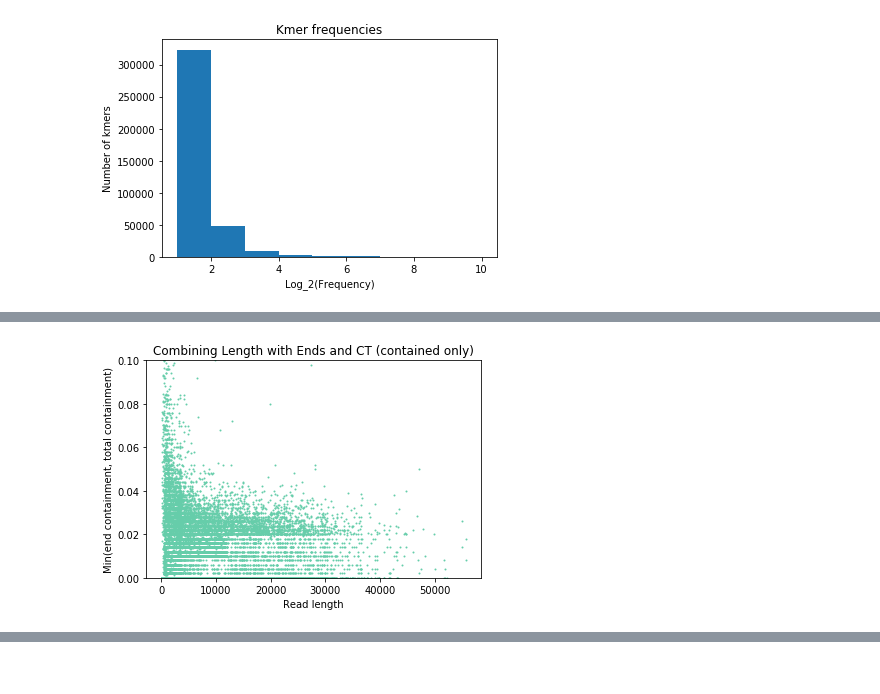
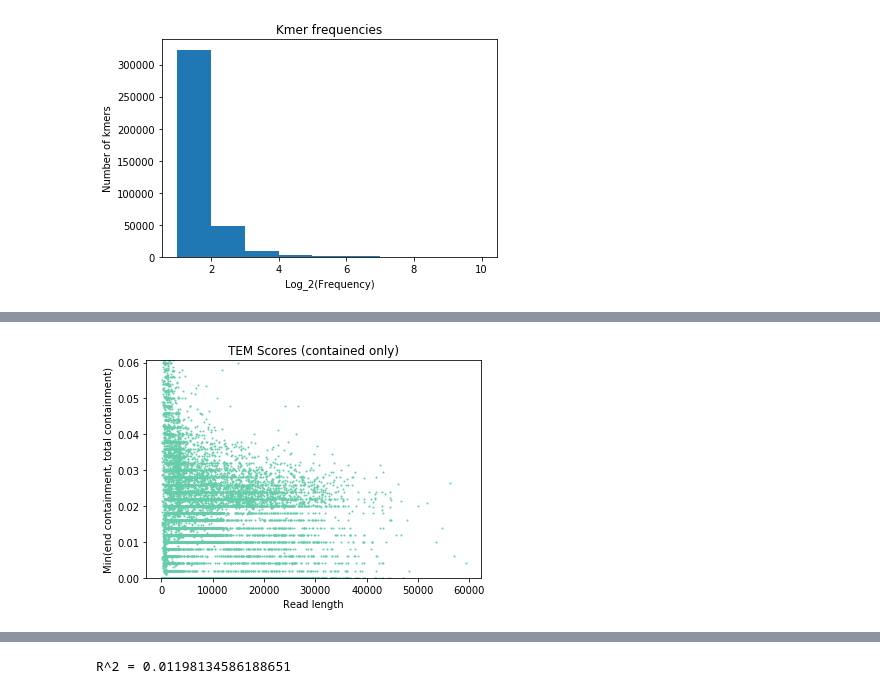
Before and after one commit to mkirsche/ContainedReadRemoval, a Jupyter notebook: sim/AnalyzeContainment.ipynb, the cells around one changed output, grey strips where cells are left out. Cells and saved outputs as stored; diff of their text form; code cells hidden in the pictures.

```diff
--- a/sim/AnalyzeContainment.ipynb
+++ b/sim/AnalyzeContainment.ipynb
@@ -296,7 +322,14 @@ In many cases, people filter readsets by length to reduce the size of their data
 # %%
 import numpy as np
 
-plt.scatter(lens, cis, s = 1, c = 'deepskyblue')
+curColors = []
+for i in range(0, len(lens)):
+    if cis[i] >= 0:
+        curColors.append('deepskyblue')
+    else:
+        curColors.append('orangered')
+
+plt.scatter(lens, cis, s = 1, c = curColors)
 plt.title('Containment Index and Length')
 plt.xlabel('Read Length')
 plt.ylabel('Containment Index')
@@ -396,6 +431,6 @@ Based on the above results, read length is a much better proxy for containment i
 # %%
 minLength = 20000
-maxThreshold = 0.05
+maxThreshold = 0.0216
 
 plt.scatter(uncontainedLens, uncontainedCts, s = 1, c = 'deepskyblue')
 plt.title('Uncontained Only')
@@ -806,7 +841,7 @@ Contained but kept: 5056
 # %%
-minEndOrCt = []
 uncontainedMEC = []
 containedMEC = []
+minEndOrCt = []
 curColors = []
 curContainedColor = 'mediumaquamarine'
 curUncontainedColor = 'orangered'
@@ -821,39 +856,55 @@ for i in range(0, len(lens)):
         curColors.append(curUncontainedColor)
         uncontainedMEC.append(curMin)
 
-colors = [curContainedColor, curUncontainedColor]
-labels = ['Contained', 'Uncontained']
-legendHandles = []
-for i in range(0, len(colors)):
-    legendHandles.append(mpatches.Patch(color=colors[i], label=labels[i]))
-
 plt.scatter(lens, minEndOrCt, s = 1, c = curColors)
-plt.legend(handles=legendHandles)
 plt.xlabel('Read length')
 plt.ylabel('Min(end containment, total containment)')
-plt.title('Combining Length with Ends and CT')
+plt.title('TEM Scores')
 plt.show()
 plt.clf()
 plt.cla()
 plt.close()
 
 plt.scatter(containedLens, containedMEC, s = 1, c = curContainedColor)
-plt.ylim(0, 0.1)
+plt.ylim(0, max(uncontainedMEC)+0.03)
 plt.xlabel('Read length')
 plt.ylabel('Min(end containment, total containment)')
-plt.title('Combining Length with Ends and CT (contained only)')
+plt.title('TEM Scores (contained only)')
 plt.show()
 plt.clf()
 plt.cla()
 plt.close()
 
 plt.scatter(uncontainedLens, uncontainedMEC, s = 1, c = curUncontainedColor)
-plt.ylim(0, 0.1)
+plt.ylim(0, max(uncontainedMEC)+0.03)
 plt.xlabel('Read length')
 plt.ylabel('Min(end containment, total containment)')
-plt.title('Combining Length with Ends and CT (uncontained only)')
+plt.title('TEM Scores (uncontained only)')
 plt.show()
 plt.clf()
 plt.cla()
 plt.close()
+
+plt.scatter(minEndOrCt, cis, s = 1, c = curColors)
+plt.xlim(0, max(uncontainedMEC)+0.03)
+plt.xlabel('Min(end containment, total containment)')
+plt.ylabel('Containment Index')
+plt.title('TEM Score vs Containment Index')
+plt.show()
+plt.clf()
+plt.cla()
+plt.close()
+
+plt.scatter(minEndOrCt, cis, s = 1, c = curColors)
+plt.xlim(0, max(minEndOrCt)+0.03)
+plt.xlabel('Min(end containment, total containment)')
+plt.ylabel('Containment Index')
+plt.title('TEM Score vs Containment Index')
+plt.show()
+plt.clf()
+plt.cla()
+plt.close()
+
+r = np.corrcoef(minEndOrCt, cis)[0][1]
+print('R^2 = ' + str(r*r))
 # %% [output]
@@ -861 +912 @@ plt.close()
-[figure, old version]
+[figure, new version]
@@ -862,0 +916 @@ plt.close()
+R^2 = 0.01198134586188651
```
Also changed, not shown: parts of 26 cells of this notebook, 9 other files.
